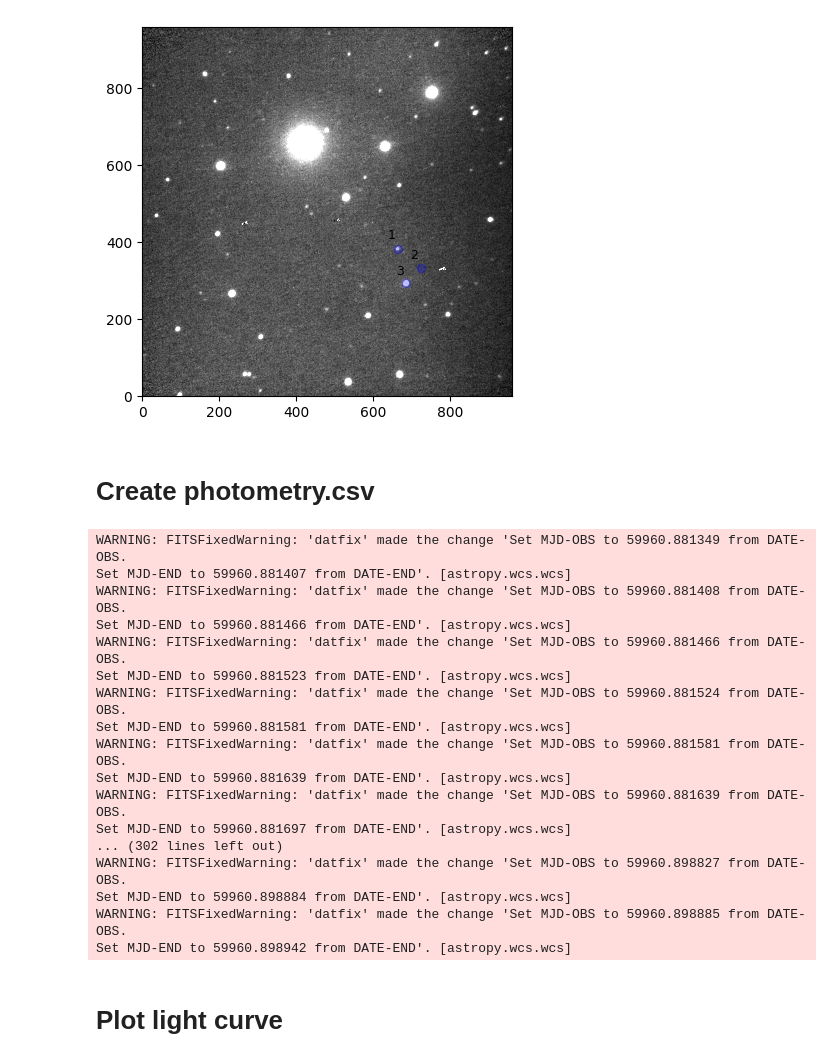
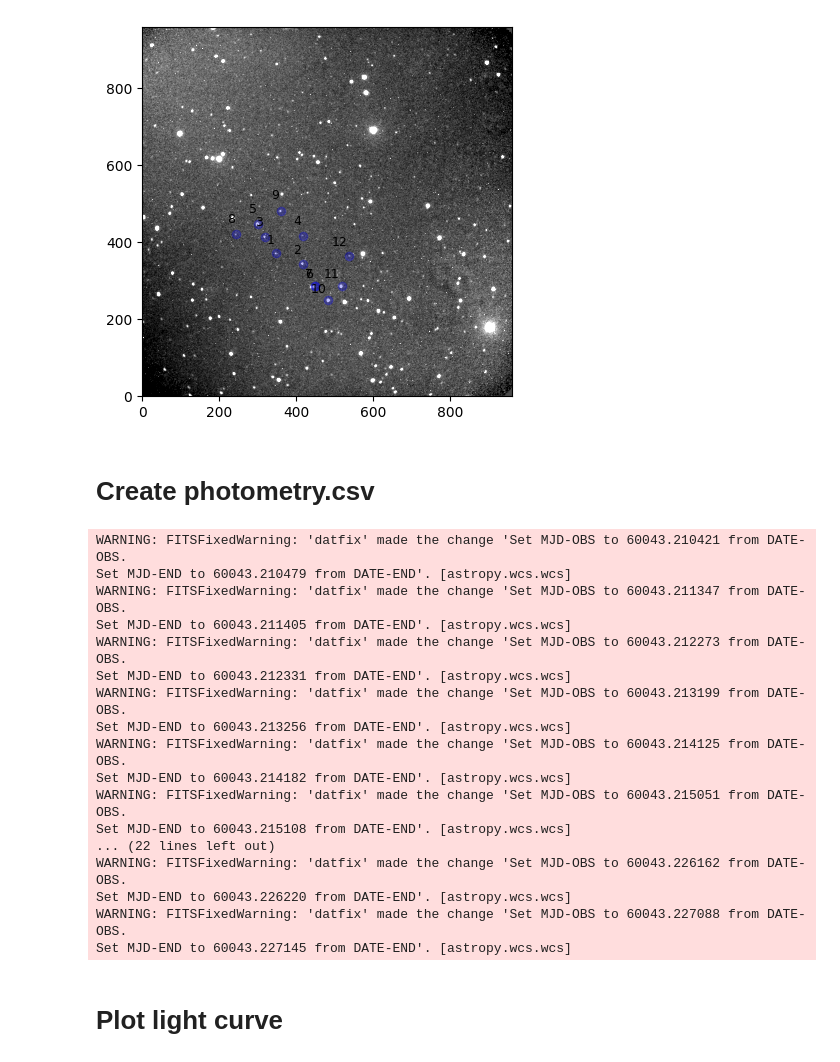
Before and after one commit to DBernardes/Tools-for-the-MOPTOP-pipeline-products, a Jupyter notebook: photometry_extraction.ipynb, the cells around one changed output. Cells and saved outputs as stored; diff of their text form; code cells hidden in the pictures.

```diff
--- a/photometry_extraction.ipynb
+++ b/photometry_extraction.ipynb
@@ -9,7 +9,8 @@ import numpy as np
 from photometry import Photometry
 from copy import copy
 
-star_name = "GRB 1149293"
+max_size = 10
+star_name = "GRB 1163401"
 _set = "first"
 camera = 3
 src_path = os.path.join(
@@ -18,17 +19,9 @@ src_path = os.path.join(
     "Scientific objects",
     star_name,
     f"{_set} set",
-    star_name,
+    "combined",
 )
 
-
-file = os.path.join(src_path, os.listdir(src_path)[0])
-image = fits.getdata(file)
-median = np.median(image)
-std = np.median(np.abs(image - median))
-plt.imshow(
-    image, vmax=median + 7 * std, vmin=median - 3 * std, origin="lower", cmap="gray"
-)
 
 csv_file = os.path.join(src_path, "..", "setup", f"objects coordinates.csv")
 df = pd.read_csv(csv_file)
@@ -37,17 +30,37 @@ objects = {
     "ra": df[f"ra_cam{camera}"],
     "dec": df[f"dec_cam{camera}"],
 }
+file = os.path.join(src_path, "3_e_20230408_10_1_16_1.fits")
 objects = pd.DataFrame.from_dict(objects)
-phot = Photometry(file, objects)
+phot = Photometry(file, objects, max_size)
 phot.reset_object_coords()
+
+
+image = fits.getdata(file)
+median = np.median(image)
+std = np.median(np.abs(image - median))
+plt.imshow(
+    image, vmax=median + 7 * std, vmin=median - 3 * std, origin="lower", cmap="gray"
+)
+
+
 for idx, _object in enumerate(phot.obj_list):
     name, x, y = _object.name, _object.xcoord, _object.ycoord
     color = "b"
-    if name == "original":
+    if name == "circular":
         color = "r"
+    if "comparison" in name:
+        color = "g"
+    if "eliminated" in name:
+        color = "y"
+    if "shifts" in name:
+        continue
     plt.plot(x, y, f"{color}o", alpha=0.25)
     plt.annotate(f"{idx+1}", (x * 0.99, y * 1.05), ha="right", va="bottom", fontsize=9)
 
+
+figure = os.path.join(src_path, "..", "plots", f"field_map.png")
+plt.savefig(figure)
 plt.show()
 # %% [output]
 WARNING: FITSFixedWarning: RADECSYS= 'FK5 ' / [FK4, FK5] Fundamental coord system
@@ -57,4 +70,4 @@ Set MJD-END to 59960.890725 from DATE-END'. [astropy.wcs.wcs]
-[figure, old version]
+[figure, new version]
 # %% [markdown]
 # Create photometry.csv
 # %%
@@ -69,13 +82,13 @@ for obj_name in objects["name"]:
         "star_error": [],
     }
 
-
+objects = objects[objects.name != "circular"]
 image_list = sort_files(src_path, f"{camera}_e")
 for file in image_list:
     try:
         file_path = os.path.join(src_path, file)
 
-        phot = Photometry(file_path, objects)
+        phot = Photometry(file_path, objects, max_size)
         phot.reset_object_coords()
         phot.calc_psf_radius()
         phot.calc_sky_photons()
@@ -100,23 +113,23 @@ for obj_name, obj_info in objects_photometry.items():
     df.sort_values(by=["mjd"])
     df.to_csv(csv_file, index=False)
 # %% [output]
-WARNING: FITSFixedWarning: 'datfix' made the change 'Set MJD-OBS to 59960.881349 from DATE-OBS.
-Set MJD-END to 59960.881407 from DATE-END'. [astropy.wcs.wcs]
-WARNING: FITSFixedWarning: 'datfix' made the change 'Set MJD-OBS to 59960.881408 from DATE-OBS.
-Set MJD-END to 59960.881466 from DATE-END'. [astropy.wcs.wcs]
-WARNING: FITSFixedWarning: 'datfix' made the change 'Set MJD-OBS to 59960.881466 from DATE-OBS.
-Set MJD-END to 59960.881523 from DATE-END'. [astropy.wcs.wcs]
-WARNING: FITSFixedWarning: 'datfix' made the change 'Set MJD-OBS to 59960.881524 from DATE-OBS.
-Set MJD-END to 59960.881581 from DATE-END'. [astropy.wcs.wcs]
-WARNING: FITSFixedWarning: 'datfix' made the change 'Set MJD-OBS to 59960.881581 from DATE-OBS.
-Set MJD-END to 59960.881639 from DATE-END'. [astropy.wcs.wcs]
-WARNING: FITSFixedWarning: 'datfix' made the change 'Set MJD-OBS to 59960.881639 from DATE-OBS.
-Set MJD-END to 59960.881697 from DATE-END'. [astropy.wcs.wcs]
-... (302 lines left out)
-WARNING: FITSFixedWarning: 'datfix' made the change 'Set MJD-OBS to 59960.898827 from DATE-OBS.
-Set MJD-END to 59960.898884 from DATE-END'. [astropy.wcs.wcs]
-WARNING: FITSFixedWarning: 'datfix' made the change 'Set MJD-OBS to 59960.898885 from DATE-OBS.
-Set MJD-END to 59960.898942 from DATE-END'. [astropy.wcs.wcs]
+WARNING: FITSFixedWarning: 'datfix' made the change 'Set MJD-OBS to 60043.210421 from DATE-OBS.
+Set MJD-END to 60043.210479 from DATE-END'. [astropy.wcs.wcs]
+WARNING: FITSFixedWarning: 'datfix' made the change 'Set MJD-OBS to 60043.211347 from DATE-OBS.
+Set MJD-END to 60043.211405 from DATE-END'. [astropy.wcs.wcs]
+WARNING: FITSFixedWarning: 'datfix' made the change 'Set MJD-OBS to 60043.212273 from DATE-OBS.
+Set MJD-END to 60043.212331 from DATE-END'. [astropy.wcs.wcs]
+WARNING: FITSFixedWarning: 'datfix' made the change 'Set MJD-OBS to 60043.213199 from DATE-OBS.
+Set MJD-END to 60043.213256 from DATE-END'. [astropy.wcs.wcs]
+WARNING: FITSFixedWarning: 'datfix' made the change 'Set MJD-OBS to 60043.214125 from DATE-OBS.
+Set MJD-END to 60043.214182 from DATE-END'. [astropy.wcs.wcs]
+WARNING: FITSFixedWarning: 'datfix' made the change 'Set MJD-OBS to 60043.215051 from DATE-OBS.
+Set MJD-END to 60043.215108 from DATE-END'. [astropy.wcs.wcs]
+... (22 lines left out)
+WARNING: FITSFixedWarning: 'datfix' made the change 'Set MJD-OBS to 60043.226162 from DATE-OBS.
+Set MJD-END to 60043.226220 from DATE-END'. [astropy.wcs.wcs]
+WARNING: FITSFixedWarning: 'datfix' made the change 'Set MJD-OBS to 60043.227088 from DATE-OBS.
+Set MJD-END to 60043.227145 from DATE-END'. [astropy.wcs.wcs]
 # %% [markdown]
 # Plot light curve
 # %%
```
Also changed, not shown: parts of 2 cells of this notebook, 6 other files.
